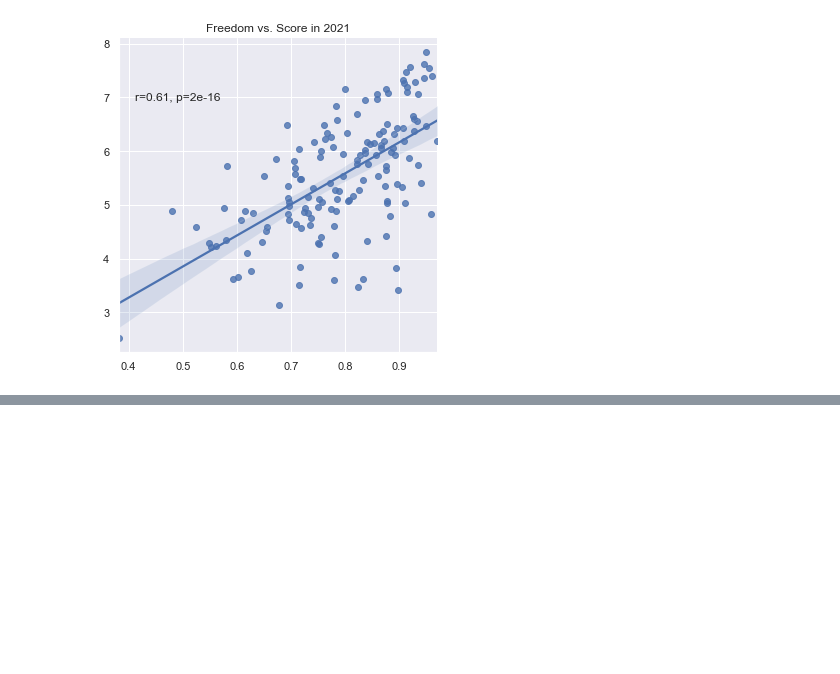
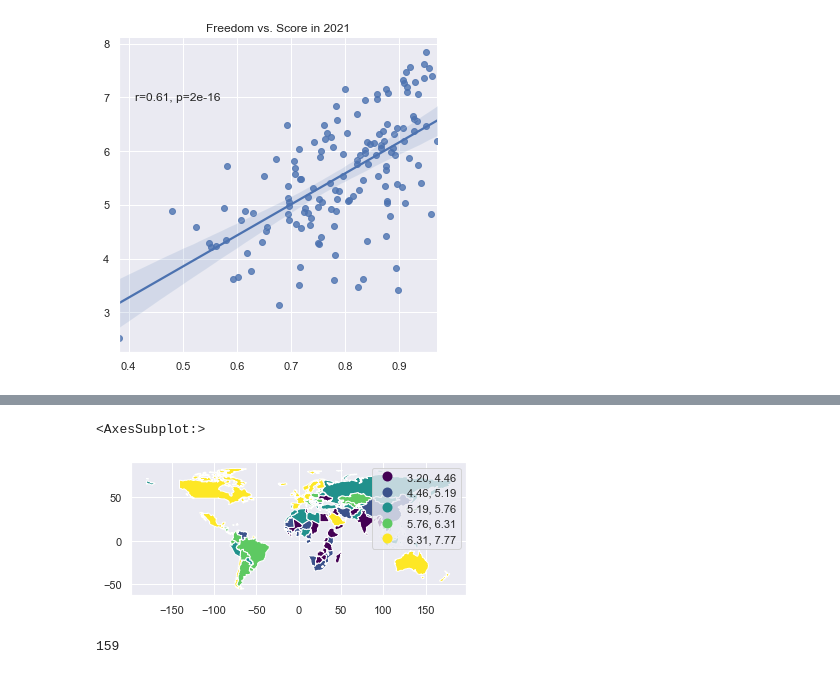
Before and after one commit to torrancefredell/Forge-Launch-Project, a Jupyter notebook: Forge Launch Project.ipynb, the cells around one changed output, grey strips where cells are left out. Saved outputs shown, nothing was run; the diff lists cells and outputs as text; code cells hidden in the pictures; blank space fills up the shorter version.

```diff
--- a/Forge Launch Project.ipynb
+++ b/Forge Launch Project.ipynb
@@ -498,0 +455,9 @@ for key, value in count.items():
+# %%
+indexes = []
+c = 0
+for i in range(0, len(df_world)):
+    if df_world['name'][i] not in count.keys():
+        c = c + 1
+        indexes.append(df_world.index[i])
+# %%
+df_world.drop(index = indexes, inplace = True)
@@ -498,0 +480,7 @@ for key, value in count.items():
+# %%
+numbers = []
+for i in range(0, len(df_world)):
+    key = df_world['name'][df_world.index[i]]
+    numbers.append(count.get(key))
+# %%
+df_world['number'] = numbers
@@ -498,0 +507,13 @@ for key, value in count.items():
+# %%
+df_world.plot(column='number', scheme='quantiles', legend = True)
+# %% [output]
+<AxesSubplot:>
+[figure, added]
+# %%
+ind = -1
+for i in range (0, len(world)):
+    if world['continent'][i] == 'Antarctica':
+        ind = i
+ind
+# %% [output]
+159
```
Also changed, not shown: parts of 20 cells of this notebook.
